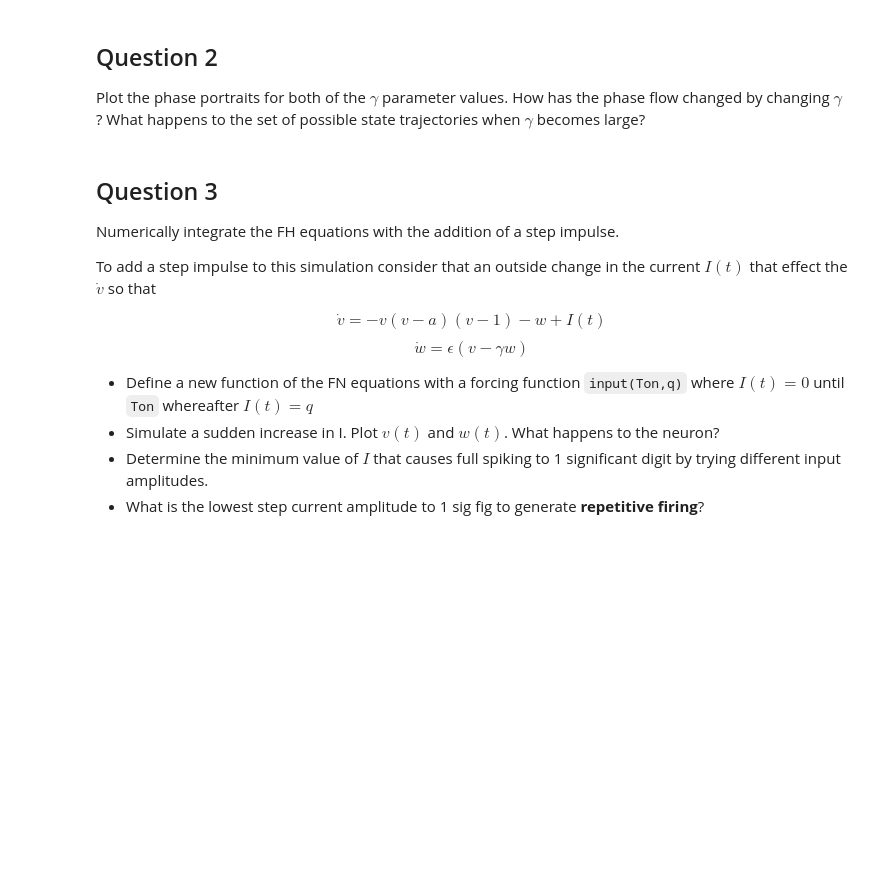
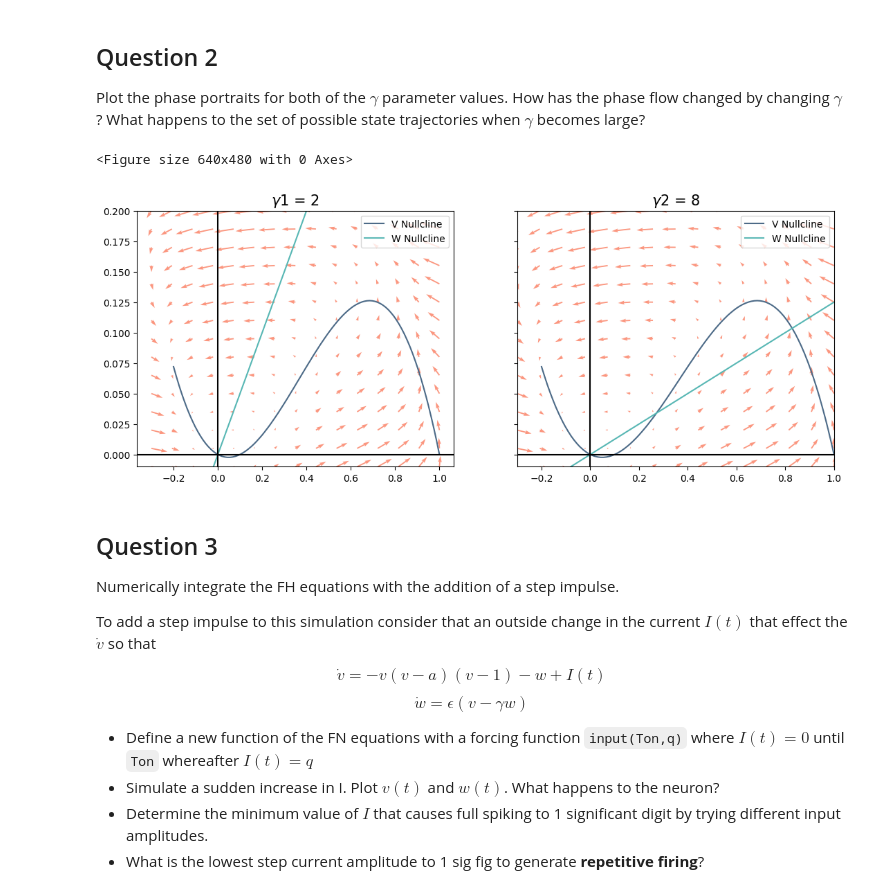
Before and after one commit to mkayeterry/MCDB172, a Jupyter notebook: ipynb/hw/HW8 - Neuronal Dynamics.ipynb, the cells around one changed output. Cells and saved outputs as stored; diff of their text form; code cells hidden in the pictures; blank space fills up the shorter version.

```diff
--- a/ipynb/hw/HW8 - Neuronal Dynamics.ipynb
+++ b/ipynb/hw/HW8 - Neuronal Dynamics.ipynb
@@ -14,6 +61,73 @@ Solve for the v and w nullclines, define them as functions, and plot them for $\
 
 Plot the phase portraits for both of the $\gamma$ parameter values.
 How has the phase flow changed by changing $\gamma$? What happens to the set of possible state trajectories when $\gamma$ becomes large?
+# %%
+
+def fitzHughNagumo(state, t, a, eps, gamma):
+
+    v = state[0]
+    w = state[1]
+
+    dv = -v * (v - a) * (v - 1) - w
+    dw = eps * (v - gamma1 * w)
+
+    return(dv, dw)
+
+xlim = [-.3, 1]
+ylim = [-.01, .2]
+
+npoints = 15
+
+s1 = np.linspace(xlim[0], xlim[1], npoints)
+s2 = np.linspace(ylim[0], ylim[1], npoints)
+
+S1, S2 = np.meshgrid(s1, s2)
+
+q1, p1 = np.zeros(S1.shape), np.zeros(S2.shape)
+q2, p2 = np.zeros(S1.shape), np.zeros(S2.shape)
+
+NI, NJ = S1.shape
+
+# plotting phase diagrams
+for i in range(NI):
+    for j in range(NJ):
+        x = S1[i, j]
+        y = S2[i, j]
+
+        S_dot1 = fitzHughNagumo([x, y], [], a, eps, gamma1)
+        S_dot2 = fitzHughNagumo([x, y], [], a, eps, gamma2)
+
+        p1[i, j] = S_dot1[0]
+        q1[i, j] = S_dot1[1]/.1
+        p2[i, j] = S_dot2[0]
+        q2[i, j] = S_dot2[1]/.1
+
+plt.figure()
+fig, (ax1, ax2) = plt.subplots(nrows=1, ncols=2, sharey = True)
+fig.set_figwidth(13)
+
+ax1.quiver(S1, S2, p1, q1, scale = 3, color = '#fb967f')
+ax1.plot(v, v_nullcline(v, a), color = '#4c6a87', label = 'V Nullcline')
+ax1.plot(w_nullcline(w, gamma1), w, color = '#57b7b4', label = 'W Nullcline')
+ax1.axhline(0, color='black')
+ax1.axvline(0, color='black')
+ax1.set_title(r'$\gamma$1 = 2', fontsize = 15)
+ax1.legend(loc = 'upper right')
+
+ax2.quiver(S1, S2, p2, q2, scale = 3, color = '#fb967f')
+ax2.plot(v, v_nullcline(v, a), color = '#4c6a87', label = 'V Nullcline')
+ax2.plot(w_nullcline(w, gamma2), w, color = '#57b7b4', label = 'W Nullcline')
+ax2.axhline(0, color='black')
+ax2.axvline(0, color='black')
+ax2.set_title(r'$\gamma$2 = 8', fontsize = 15)
+ax2.legend(loc = 'upper right')
+
+plt.ylim(ylim[0], ylim[1])
+plt.xlim(xlim[0], xlim[1])
+plt.show()
+# %% [output]
+<Figure size 640x480 with 0 Axes>
+[figure, added]
 # %% [markdown]
 ## Question 3
 Numerically integrate the FH equations with the addition of a step impulse.
```
Also changed, not shown: parts of 1 cell of this notebook, 4 other files.
